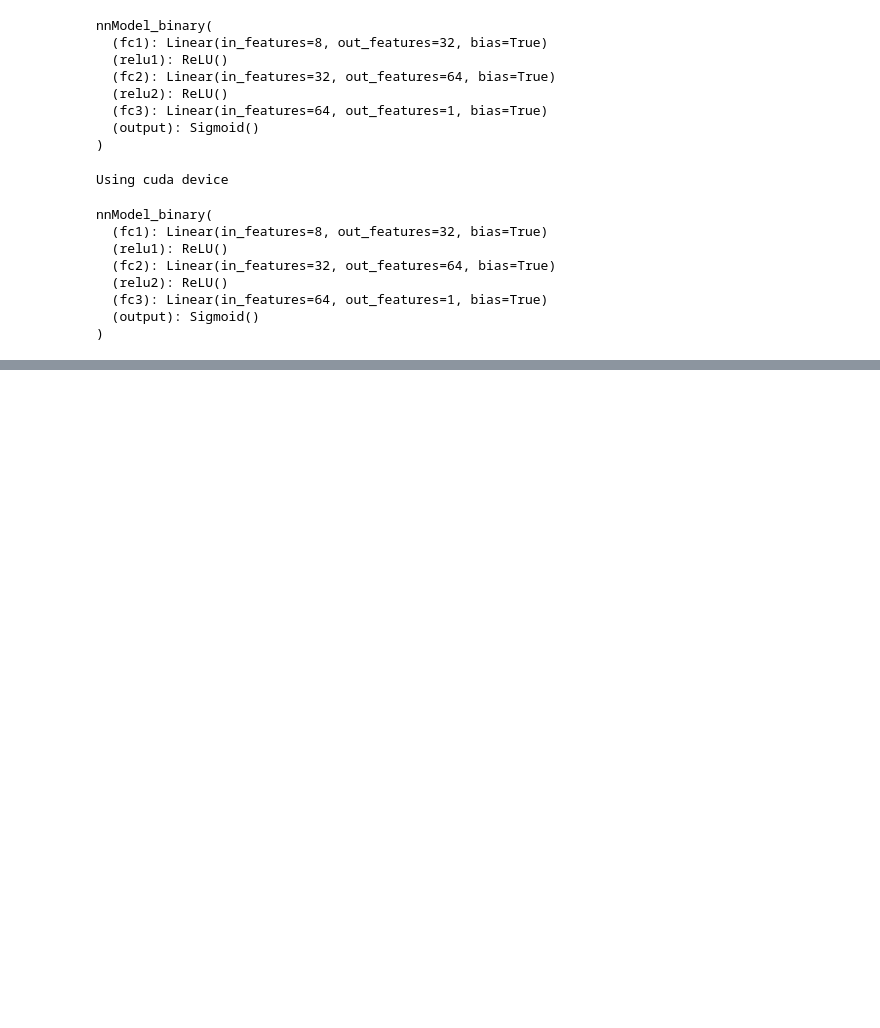
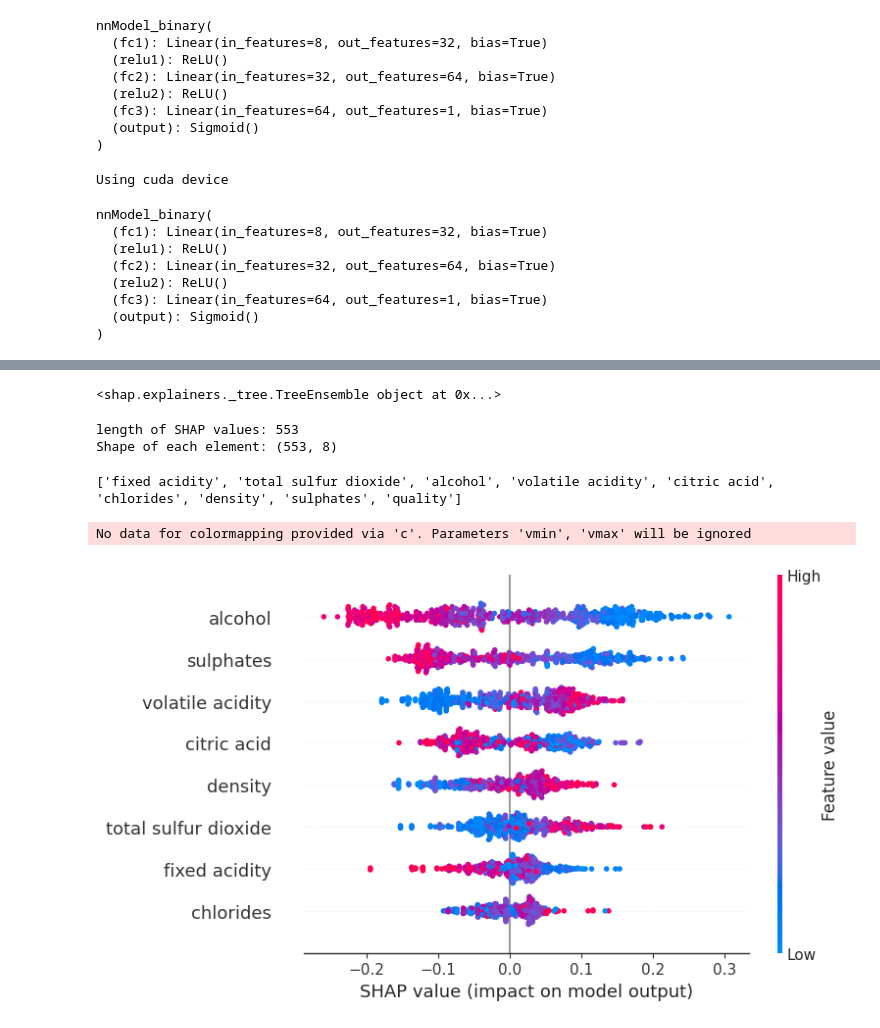
Before and after one commit to jinrumiao/Prediction-of-quality-of-Wine, a Jupyter notebook: 專題實作_02：紅酒品質預測.ipynb, the cells around one changed output, grey strips where cells are left out. Cells and saved outputs as stored; diff of their text form; code cells hidden in the pictures; blank space fills up the shorter version.

```diff
--- a/專題實作_02：紅酒品質預測.ipynb
+++ b/專題實作_02：紅酒品質預測.ipynb
@@ -911,0 +935,5 @@ plt.show()
+# %%
+rfc_best = rfc_result.best_estimator_
+
+pred = rfc_best.predict(X_test)
+print(pred)
@@ -911,0 +956,24 @@ plt.show()
+# %%
+# rfc_result_best = rfc_result.best_estimator_.predict(X_test)
+explainer = shap.TreeExplainer(rfc_best, X_train)  # 對於有多個輸出的模型，有幾個輸出就會有幾個shaply value matrix
+print(explainer.model)
+
+shap_values = explainer.shap_values(X_test, check_additivity=False)
+# %% [output]
+<shap.explainers._tree.TreeEnsemble object at 0x...>
+# %%
+print(f'length of SHAP values: {len(shap_values[0])}')
+print(f'Shape of each element: {shap_values[0].shape}')
+# %% [output]
+length of SHAP values: 553
+Shape of each element: (553, 8)
+# %%
+columns = list(df_train.columns)
+print(columns)
+# %% [output]
+['fixed acidity', 'total sulfur dioxide', 'alcohol', 'volatile acidity', 'citric acid', 'chlorides', 'density', 'sulphates', 'quality']
+# %%
+shap.summary_plot(shap_values[0], X_test, feature_names=columns[:-1])
+# %% [output]
+No data for colormapping provided via 'c'. Parameters 'vmin', 'vmax' will be ignored
+[figure, added]
```
Also changed, not shown: parts of 37 cells of this notebook.
